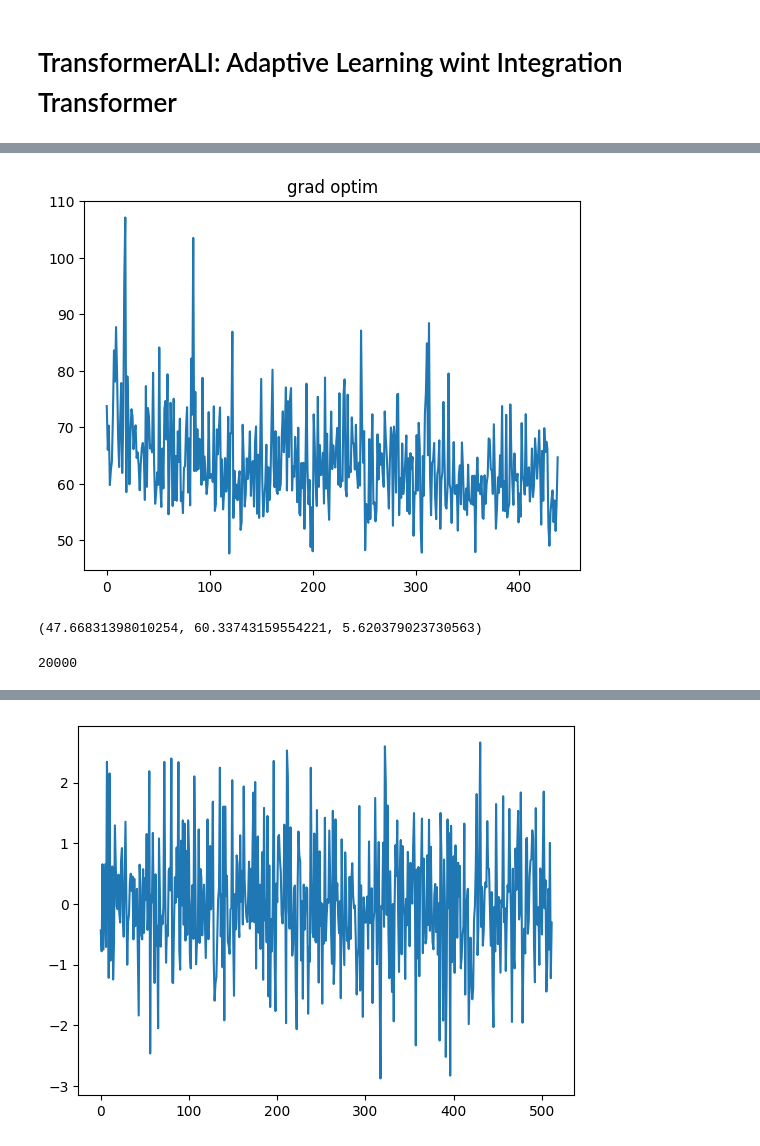
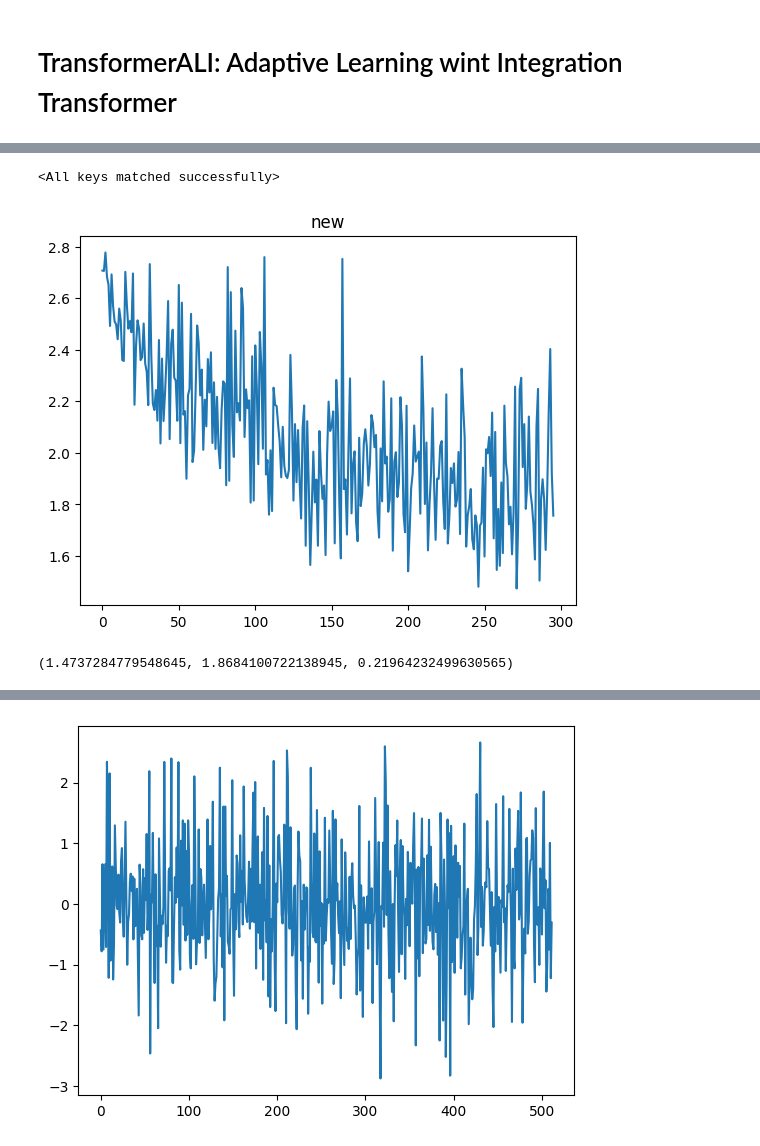
Before and after one commit to alihan-ozturk/attention-is-all-you-need, a Jupyter notebook: Untitled54 (1) (1).ipynb, the cells around one changed output, grey strips where cells are left out. Saved outputs shown, nothing was run; the diff lists cells and outputs as text; code cells hidden in the pictures.

```diff
--- a/Untitled54 (1) (1).ipynb
+++ b/Untitled54 (1) (1).ipynb
@@ -37,5 +37,5 @@ def dataset(n, batchsize, func, func_args):
     sql = np.random.randint(out.shape[2]//4, out.shape[2]*3//4, n//batchsize)
     for i in range(n//batchsize):
         src = out[: , :, rnd[i]:rnd[i]+sql[i]]
-        tgt = out[:, :, rnd[i]+sql[i]+1] # .reshape(-1, 4, 1)
+        tgt = out[:, :, rnd[i]+1 + sql[i]] #  # .reshape(-1, 4, 1)
         yield src, tgt
@@ -342,14 +110,11 @@ def lr_lambda(step_num):
 # %%
-epoch = 30000
-warmup_steps = 4000
-var = 8
-seqlen = 80
+epoch = 50000
+var = 6
+seqlen = 40
 dmodel = 512
-lr = 5e-5
-enc = 4
-dec = 4
+lr = 5e-8
 batchSize = 96
-nEncoder = 4
-nDecoder = 2
+nEncoder = 6
+nDecoder = 6
 # %%
 net = transformerALI(var, nEncoder, nDecoder, dmodel).to("cuda")
@@ -443,15 +169,21 @@ optimizer = optim.Adam(net.parameters(), lr=lr)
 # %%
-# net = transformerALI(var, nEncoder, nDecoder, dmodel).to("cuda")
-# net._load_param = bestWeights.copy()
+net = transformerALI(var, nEncoder, nDecoder, dmodel).to("cuda")
+net.load_state_dict(bestWeights)
+# %% [output]
+<All keys matched successfully>
-# %%
-plt.plot(hist)
-plt.title("grad optim") # ilk
-plt.show()
-minLoss, np.mean(hist[-len(hist)//4:]), np.std(hist[-len(hist)//4:])
-# %% [output]
-[figure, removed]
-(47.66831398010254, 60.33743159554221, 5.620379023730563)
+# %%
+plt.plot(hist)
+plt.title("new") # * seqlen
+plt.show()
+minLoss, np.mean(hist[-len(hist)//4:]), np.std(hist[-len(hist)//4:])
+# %% [output]
+[figure, added]
+(1.4737284779548645, 1.8684100722138945, 0.21964232499630565)
 # %%
-(0.6008660793304443, 1.9025444943308831, 1.4613945146664147)
+def batchStandardize(x, params=None):
+    if params == None:
+        mean = x.mean(0)
+        std = x.std(0) # + 1e8
+        return (x - mean) / std, [mean, std]
+    else:
+        return (x - params[0]) / params[1]
-# %% [output]
-20000
```
Also changed, not shown: parts of 27 cells of this notebook, 1 other file.
